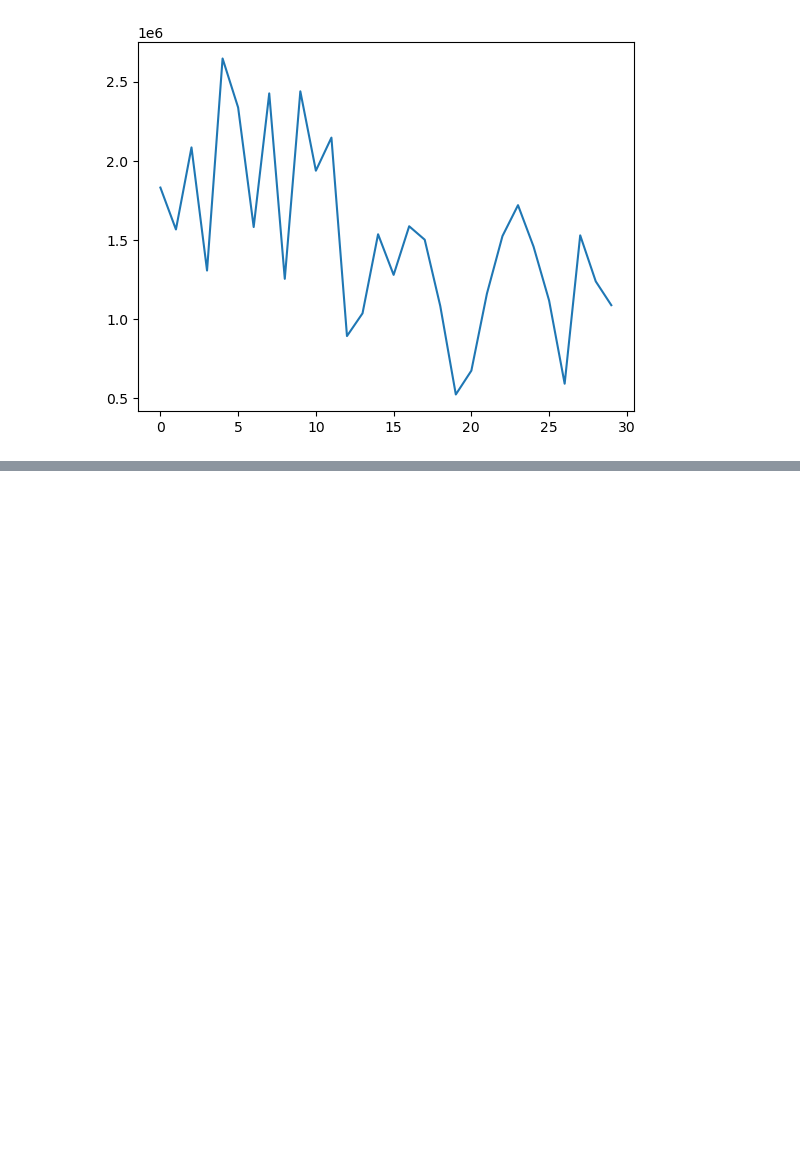
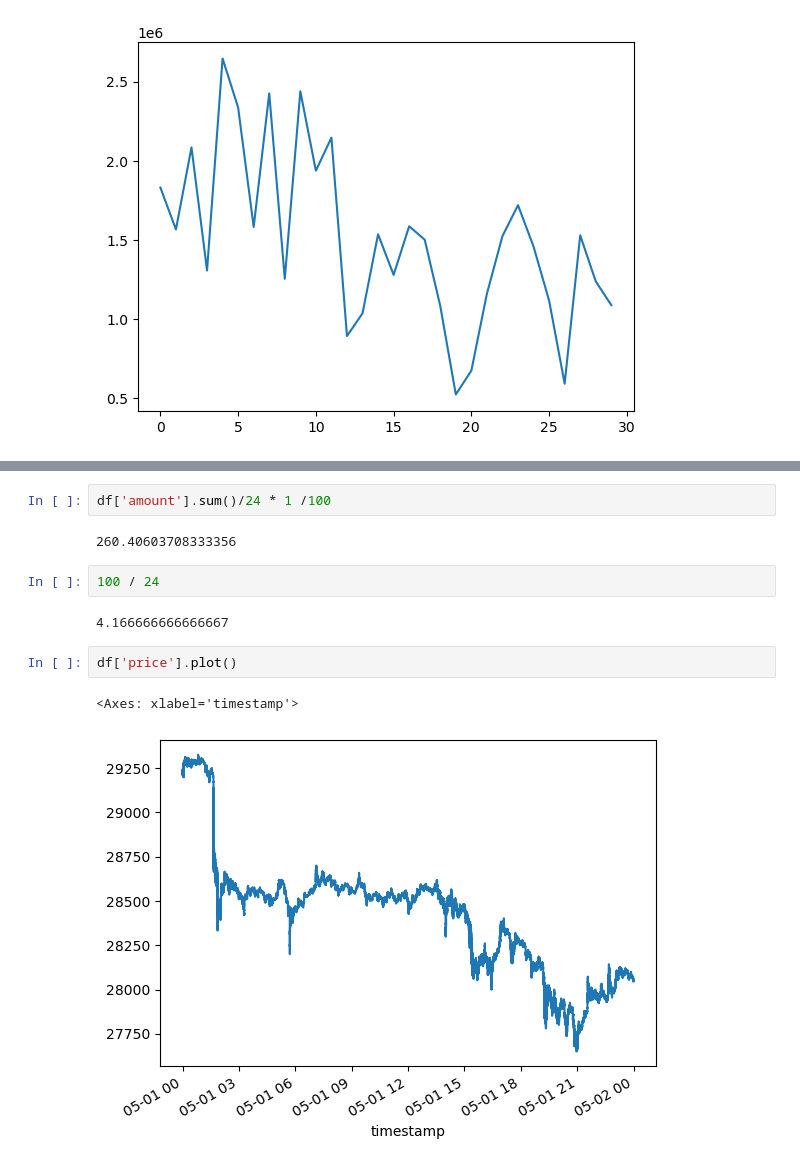
Before and after one commit to showerle/Optimal_Execution_Almgren_Chriss_Model, a Jupyter notebook: dataset.ipynb, the cells around one changed output, grey strips where cells are left out. Drawn from its saved outputs; the diff is of its cells as text; blank space fills up the shorter version.

```diff
--- a/dataset.ipynb
+++ b/dataset.ipynb
@@ -94,0 +121,13 @@ btc_df['price'].loc[0,]
+# %%
+df['amount'].sum()/24 * 1 /100
+# %% [output]
+260.40603708333356
+# %%
+100 / 24
+# %% [output]
+4.166666666666667
+# %%
+df['price'].plot()
+# %% [output]
+<Axes: xlabel='timestamp'>
+[figure, added]
```
Also changed, not shown: parts of 4 cells of this notebook, 6 other files.
